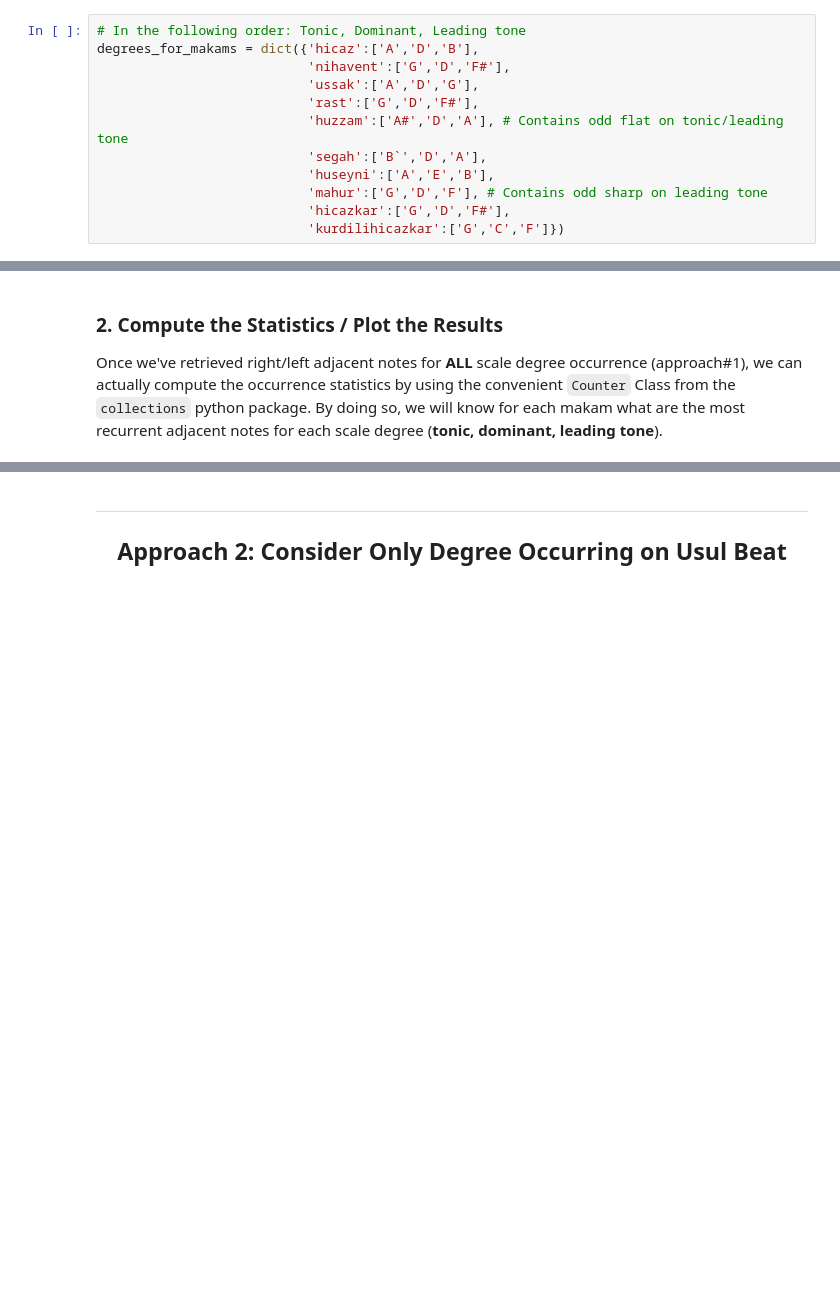
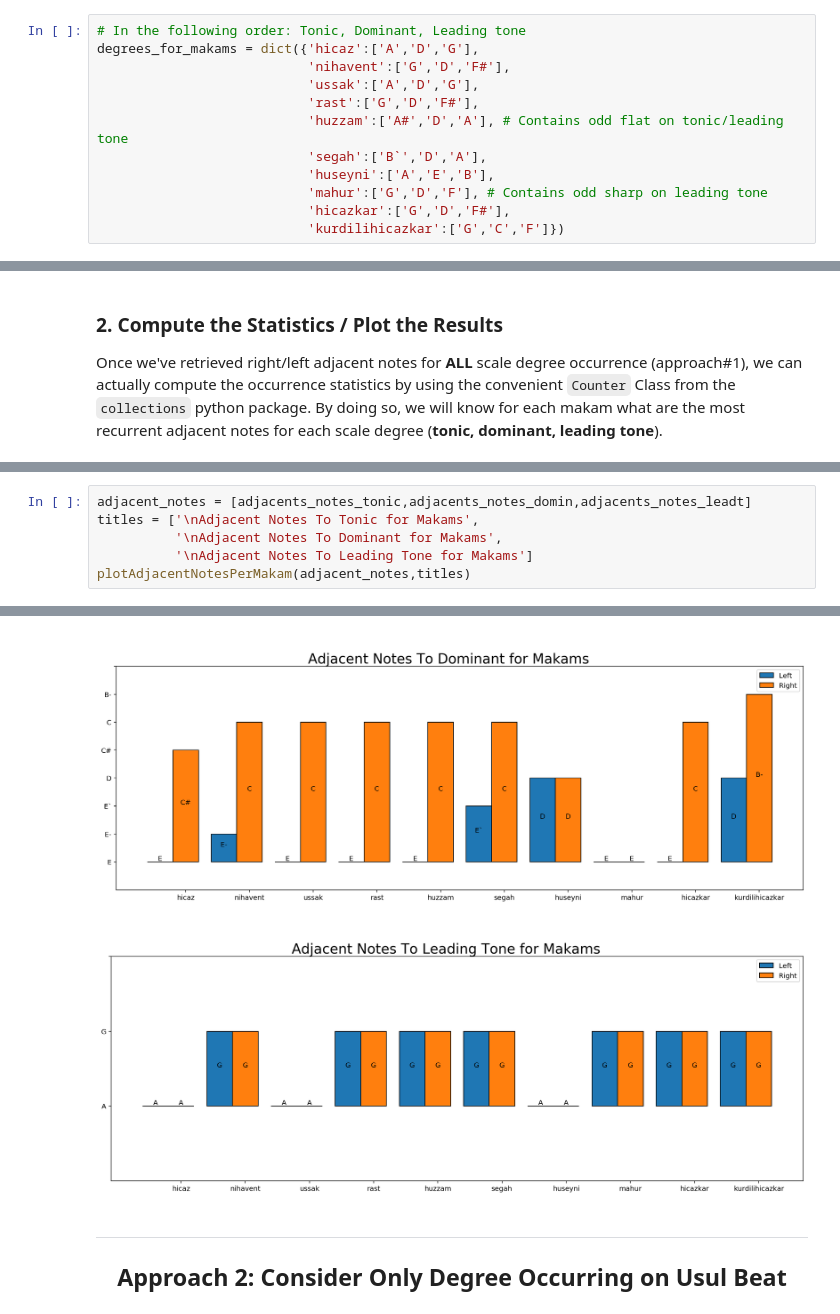
Before and after one commit to darius522/AMPL-makam-project, a Jupyter notebook: experiment_notebook.ipynb, the cells around one changed output, grey strips where cells are left out. Saved outputs shown, nothing was run; the diff lists cells and outputs as text; blank space fills up the shorter version.

```diff
--- a/experiment_notebook.ipynb
+++ b/experiment_notebook.ipynb
@@ -115,7 +115,7 @@ The folder with the new scores already exists at: ./MusicXML_WithoutKeySignature
 Before actually proceeding in seeking the Makam key degree in their respective score, we need to know what notes we are actually looking for. In this view, we will set up a dictionary containing the 10 makams as key and their respective key scale degrees as values:
 # %%
 # In the following order: Tonic, Dominant, Leading tone
-degrees_for_makams = dict({'hicaz':['A','D','B'],
+degrees_for_makams = dict({'hicaz':['A','D','G'],
                            'nihavent':['G','D','F#'],
                            'ussak':['A','D','G'],
                            'rast':['G','D','F#'],
@@ -231,0 +225,7 @@ for idx, adjacent_array in enumerate([adjacents_notes_tonic,adjacents_notes_domi
+# %%
+adjacent_notes = [adjacents_notes_tonic,adjacents_notes_domin,adjacents_notes_leadt]
+titles = ['\nAdjacent Notes To Tonic for Makams',
+          '\nAdjacent Notes To Dominant for Makams',
+          '\nAdjacent Notes To Leading Tone for Makams']
+plotAdjacentNotesPerMakam(adjacent_notes,titles)
+# %% [output]
@@ -232,3 +233,5 @@ for idx, adjacent_array in enumerate([adjacents_notes_tonic,adjacents_notes_domi
+[figure, added]
+[figure, added]
 # %% [markdown]
 ***
 <h2><center>Approach 2: Consider Only Degree Occurring on Usul Beat</center></h2>
```
Also changed, not shown: parts of 9 cells of this notebook.
